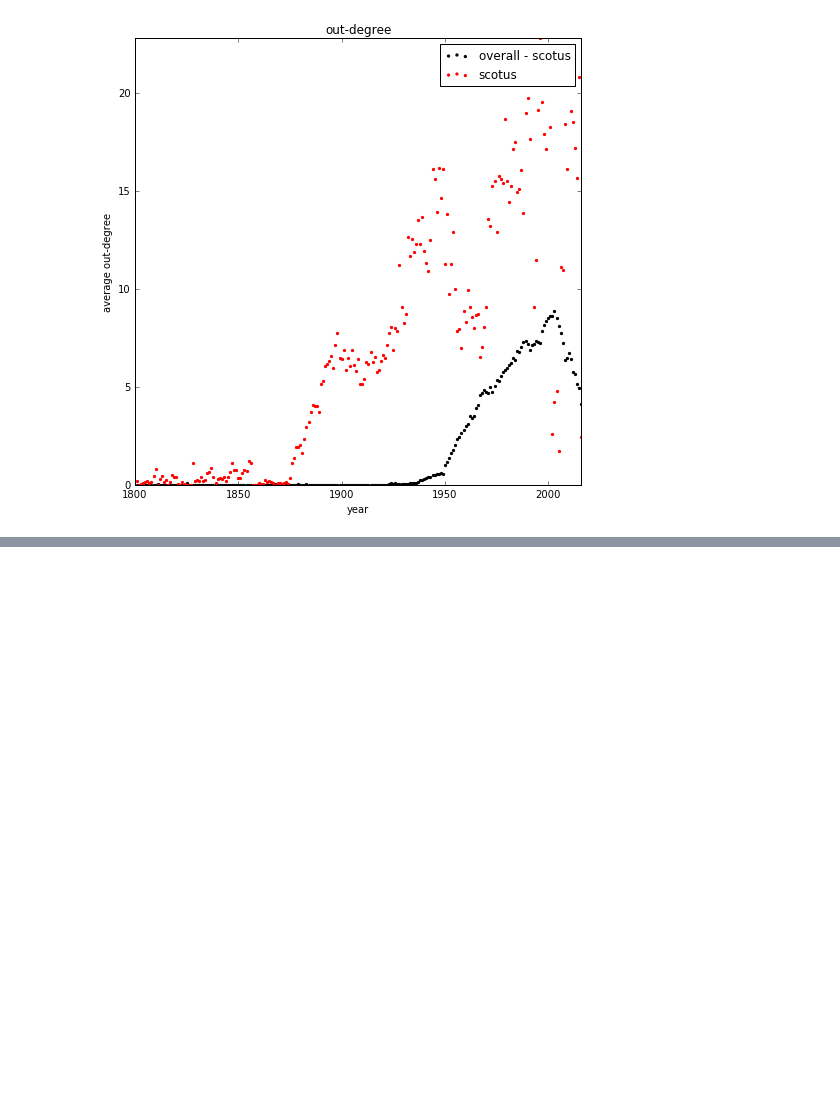
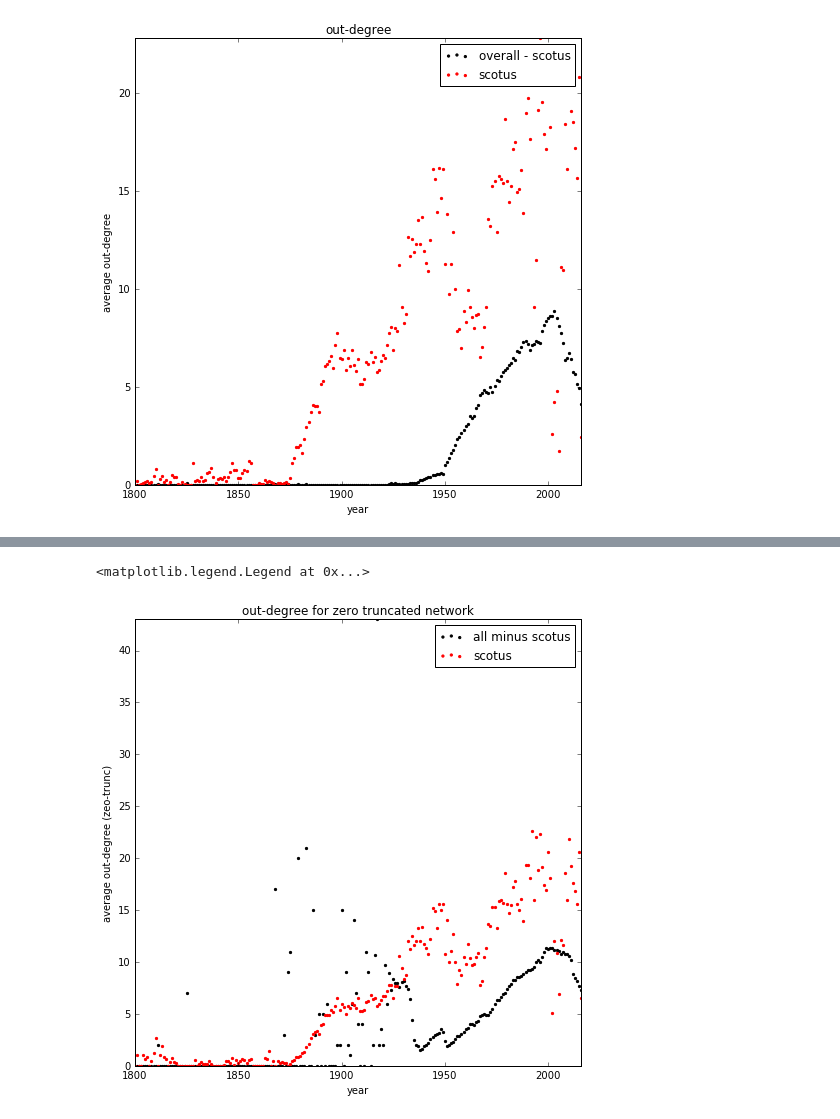
Before and after one commit to idc9/law-net, a Jupyter notebook: explore/James/load-igraph.ipynb, the cells around one changed output, grey strips where cells are left out. Saved outputs shown, nothing was run; the diff lists cells and outputs as text; code cells hidden in the pictures; blank space fills up the shorter version.

```diff
--- a/explore/James/load-igraph.ipynb
+++ b/explore/James/load-igraph.ipynb
@@ -422,0 +504,22 @@ CompareDegreePlots(g_minus_scotus,g_scotus,overall_net='overall - scotus',sub_ne
+# %%
+plt.figure(figsize=[8, 8])
+plt.scatter(year_range,
+            nz_deg_trend_all_noscotus['nz_avg_outdegree'],
+            marker='.',
+            color='black',
+            label = 'all minus scotus')
+
+plt.scatter(year_range,
+            nz_deg_trend_scotus['nz_avg_outdegree'],
+            marker='.',
+            color='red',
+            label = 'scotus')
+plt.ylim(0, max( max(nz_deg_trend_scotus['nz_avg_outdegree'],), max(nz_deg_trend_all_noscotus['nz_avg_outdegree']) ))
+plt.xlim([1800, 2016])
+plt.xlabel('year')
+plt.ylabel('average out-degree (zeo-trunc)')
+plt.title('out-degree for zero truncated network')
+plt.legend(loc='upper right')
+# %% [output]
+<matplotlib.legend.Legend at 0x...>
+[figure, added]
```
Also changed, not shown: parts of 8 cells of this notebook, 6 other files.
